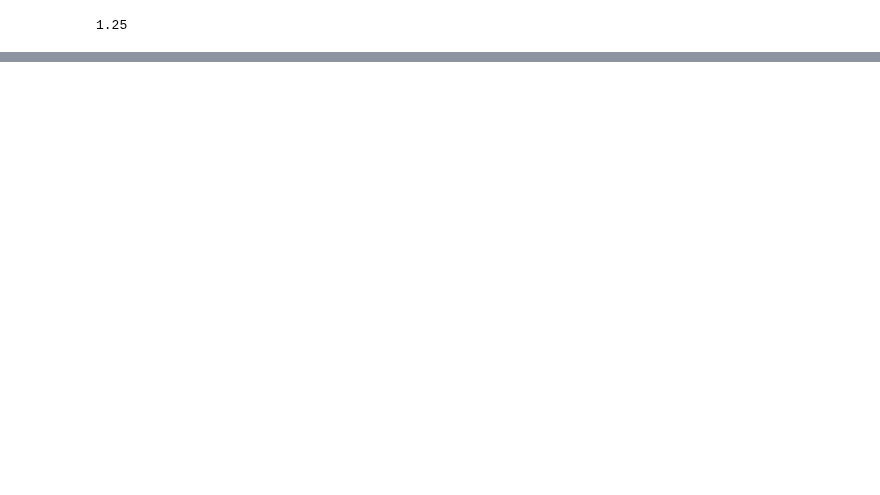
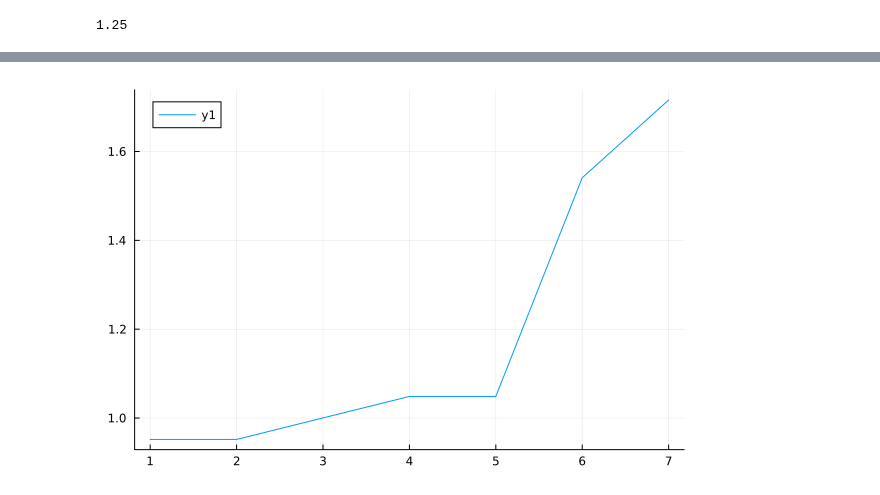
Before and after one commit to ttx002000/HF_Moire, a Jupyter notebook: data_collection/SSH_bidirectional/data_output/test.ipynb, the cells around one changed output, grey strips where cells are left out. Saved outputs shown, nothing was run; the diff lists cells and outputs as text; code cells hidden in the pictures; blank space fills up the shorter version.

```diff
--- a/data_collection/SSH_bidirectional/data_output/test.ipynb
+++ b/data_collection/SSH_bidirectional/data_output/test.ipynb
@@ -37,0 +43,4 @@ Dict{String, Any} with 13 entries:
+# %%
+plot(st["spectrum"][120:126])
+# %% [output]
+[figure, added]
```
Also changed, not shown: parts of 14 cells of this notebook, 2 other files.
